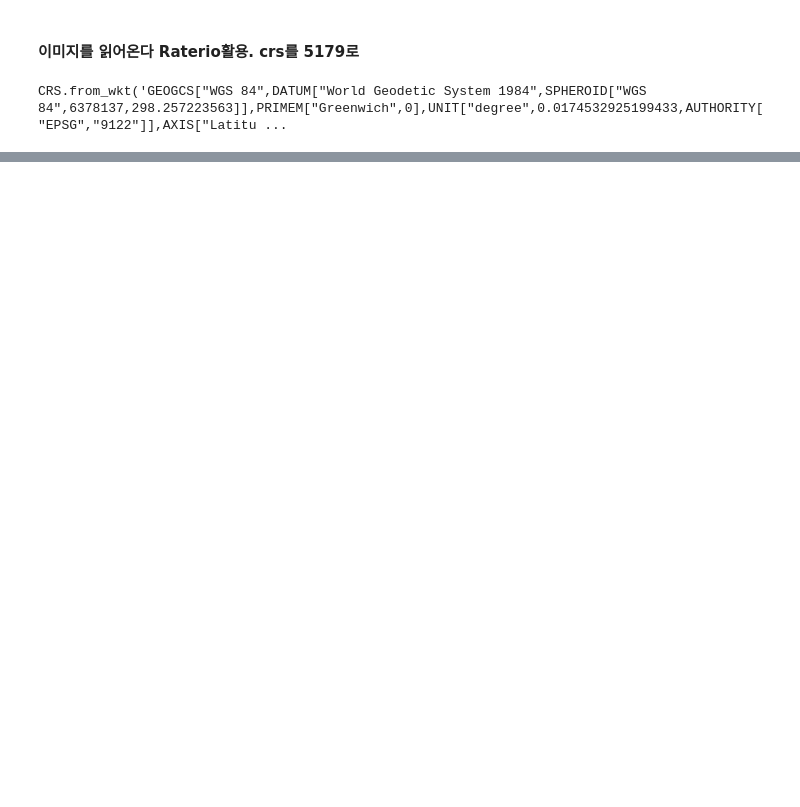
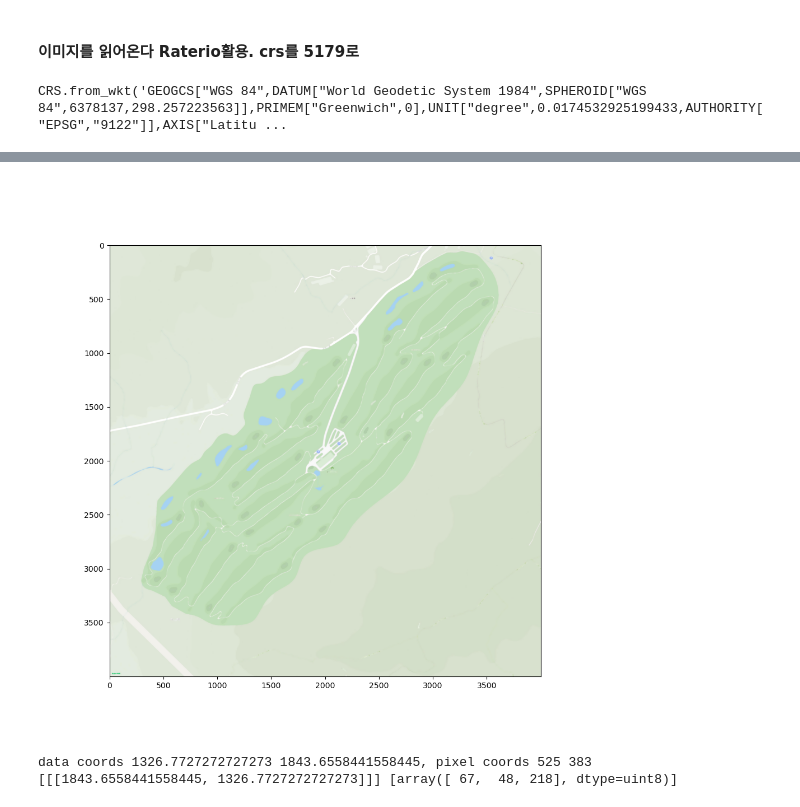
Before and after one commit to dsturf1/dsturfmapMobile, a Jupyter notebook: src/AWS/(XG3)Extract Hole.ipynb, the cells around one changed output, grey strips where cells are left out. Saved outputs shown, nothing was run; the diff lists cells and outputs as text; code cells hidden in the pictures; blank space fills up the shorter version.

```diff
--- a/src/AWS/(XG3)Extract Hole.ipynb
+++ b/src/AWS/(XG3)Extract Hole.ipynb
@@ -103,0 +102,44 @@ plt.imshow(image)
+# %%
+hsv = cv2.cvtColor(image, cv2.COLOR_BGR2HSV)
+%matplotlib widget
+# %%
+import numpy as np
+
+from matplotlib.backend_bases import MouseButton
+from matplotlib.widgets import Button
+
+input_point = []
+input_label = []
+
+
+
+fig = plt.figure(figsize=(10,10))
+plt.imshow(image)
+plt.axis('on')
+
+
+def on_click(event):
+
+    if event.inaxes and event.button is MouseButton.LEFT:
+      print(f'data coords {event.xdata} {event.ydata},',
+            f'pixel coords {event.y} {event.x}')
+
+      plt.plot(event.xdata,event.ydata,'bo')
+      input_point.append([[event.ydata, event.xdata]])
+      input_label.append(hsv[int(event.ydata), int(event.xdata),:])
+      print(input_point, input_label)
+
+
+    if  event.inaxes and event.button is MouseButton.RIGHT:
+        print('disconnecting callback')
+        plt.disconnect(binding_id)
+
+
+plt.connect('button_press_event', on_click)
+
+
+plt.show()
+# %% [output]
+[figure, added]
+data coords 1326.7727272727273 1843.6558441558445, pixel coords 525 383
+[[[1843.6558441558445, 1326.7727272727273]]] [array([ 67,  48, 218], dtype=uint8)]
```
Also changed, not shown: parts of 35 cells of this notebook.
